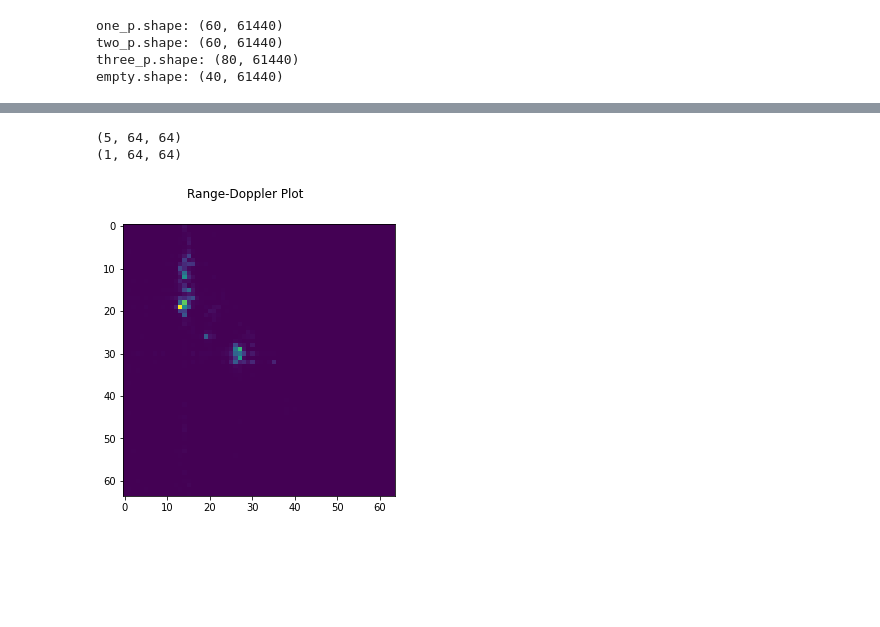
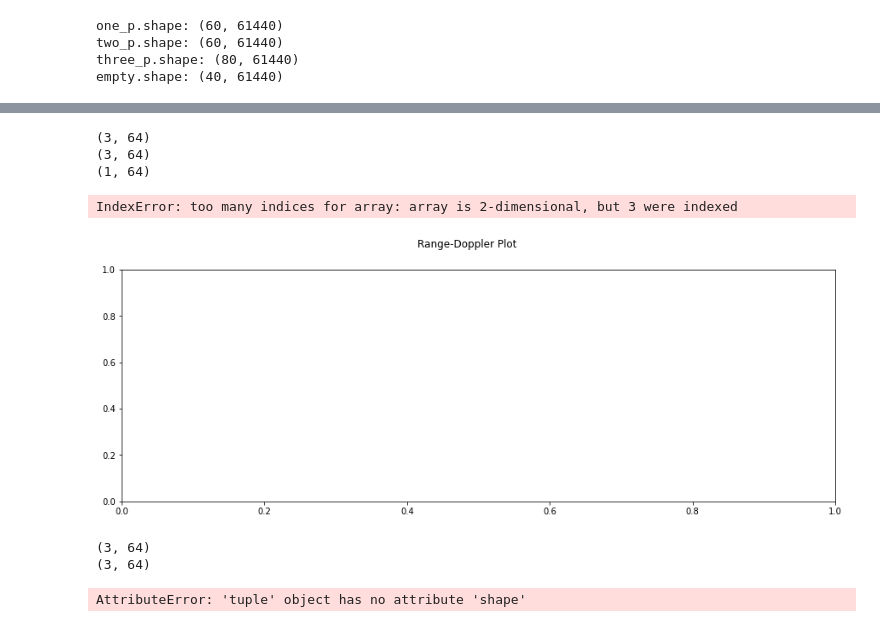
Before and after one commit to ml-lohi/hackathon-milan, a Jupyter notebook: submission/code/data_overlook_bamboo.ipynb, the cells around one changed output, grey strips where cells are left out. Drawn from its saved outputs; the diff is of its cells as text; code cells hidden in the pictures; blank space fills up the shorter version.

```diff
--- a/submission/code/data_overlook_bamboo.ipynb
+++ b/submission/code/data_overlook_bamboo.ipynb
@@ -46,21 +104,37 @@ def calculate_saliency_map(frames):
+# %%
+sample = two_p[26].squeeze()
+sample = np.sum(sample, axis = 1).squeeze()
+print(sample.shape)
+saliency_map = calculate_saliency_map(sample)
+print(saliency_map.shape)
+plot_saliency_map(saliency_map)
+# %% [output]
+(3, 64)
+(3, 64)
+(1, 64)
+IndexError: too many indices for array: array is 2-dimensional, but 3 were indexed
+[figure, added]
+# %%
+sample = three_p[15].squeeze()
+sample = np.sum(sample, axis = 1).squeeze()
+print(sample.shape)
+saliency_map = calculate_saliency_map(sample)
+print(saliency_map.shape)
+plot_saliency_map(saliency_map)
+# %% [output]
+(3, 64)
+(3, 64)
+AttributeError: 'tuple' object has no attribute 'shape'
 # %%
-sample = one_p[20].squeeze()
+sample = three_p[35].squeeze()
 sample = np.sum(sample, axis = 1).squeeze()
 print(sample.shape)
-saliency_map = calculate_saliency_map(sample)
-print(saliency_map.shape)
-fig, axs = plt.subplots(1, len(saliency_map), figsize=(15, 5), sharex=True, sharey=True)
+diffs = np.diff(sample, axis=0)
+print(diffs.shape)
+fig, axs = plt.subplots(1, 5, figsize=(15, 5), sharex=True, sharey=True)
 fig.suptitle("Range-Doppler Plot")
 for i in range(1):
-    to_plot = np.abs(saliency_map)[j, :, :]
-    if len(saliency_map) == 1:
-        axs.imshow(to_plot)
-    else:
-        for j in range(len(saliency_map)):
-            to_plot = np.abs(saliency_map)[j, :, :]
-            axs[j].imshow(to_plot)
-            axs[j].set_aspect("equal")
+    for j in range(5):
+        to_plot = np.abs(sample)[j, :, :] >1
+        axs[j].imshow(to_plot)
+        axs[j].set_aspect("equal")
-# %% [output]
-(5, 64, 64)
-(1, 64, 64)
-[figure, removed]
```
Also changed, not shown: parts of 12 cells of this notebook, 4 other files.
